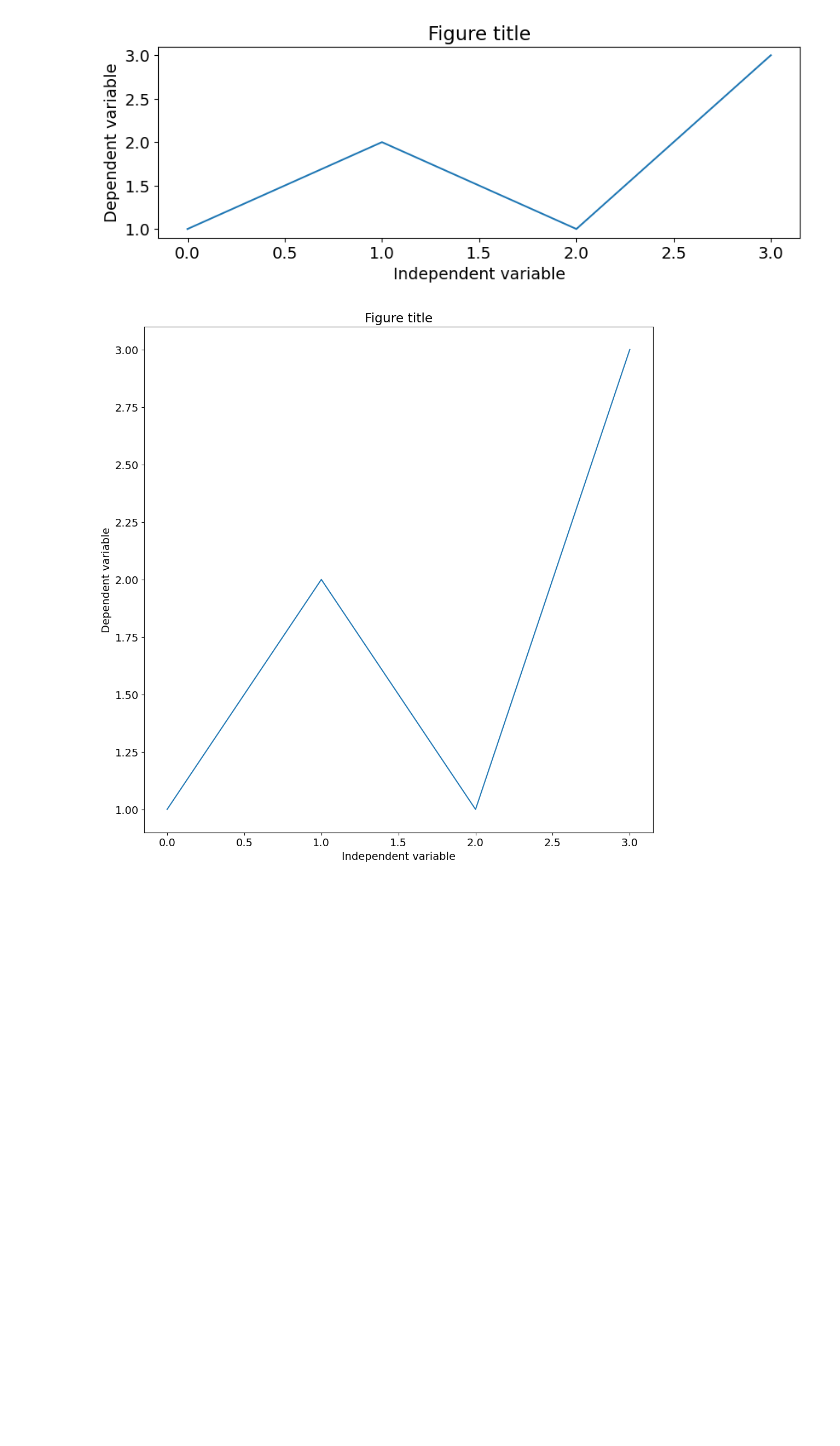
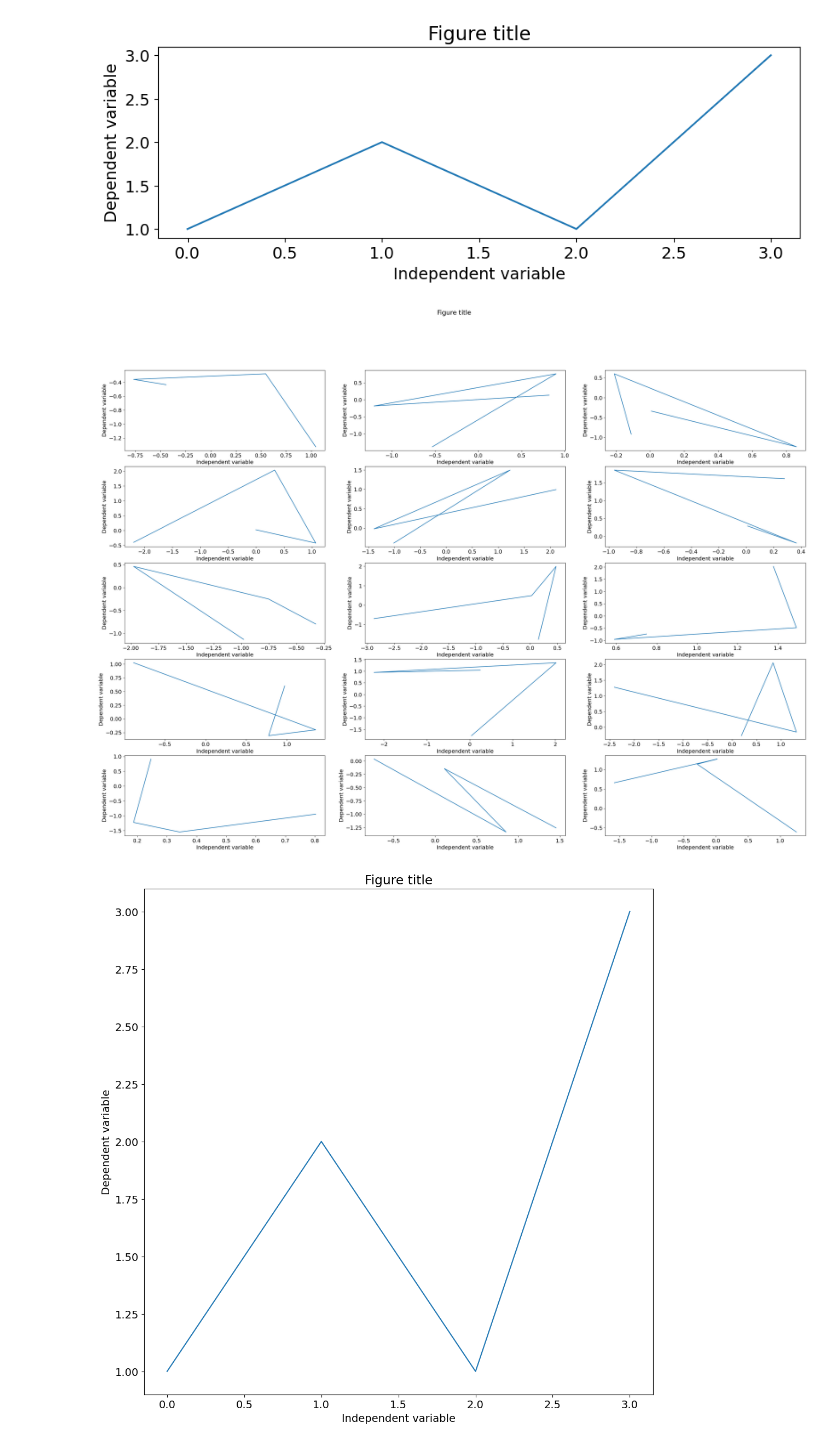
Before and after one commit to OriolAbril/sphinx-playground, a Jupyter notebook: matplotlib.ipynb, the cells around one changed output. Cells and saved outputs as stored; diff of their text form; code cells hidden in the pictures; blank space fills up the shorter version.

Commit message:
add figure with subplots

```diff
--- a/matplotlib.ipynb
+++ b/matplotlib.ipynb
@@ -2,6 +2,9 @@
 # Example matplotlib images
 # %%
 import matplotlib.pyplot as plt
+import numpy as np
+
+rng = np.random.default_rng()
 plt.rcParams["font.size"] = 14
 # %%
 _, ax = plt.subplots(figsize=(3, 3))
@@ -27,6 +30,16 @@ ax.set_xlabel("Independent variable")
 ax.plot([0, 1, 2, 3], [1, 2, 1, 3]);
 # %% [output]
 [figure]
+# %%
+fig, axes = plt.subplots(5, 3, figsize=(32, 22))
+
+for ax in axes.ravel():
+    ax.set_ylabel("Dependent variable")
+    ax.set_xlabel("Independent variable")
+    ax.plot(rng.normal(size=4), rng.normal(size=4))
+fig.suptitle("Figure title");
+# %% [output]
+[figure, added]
 # %%
 _, ax = plt.subplots(figsize=(12, 12))
 ax.set_title("Figure title")
```
